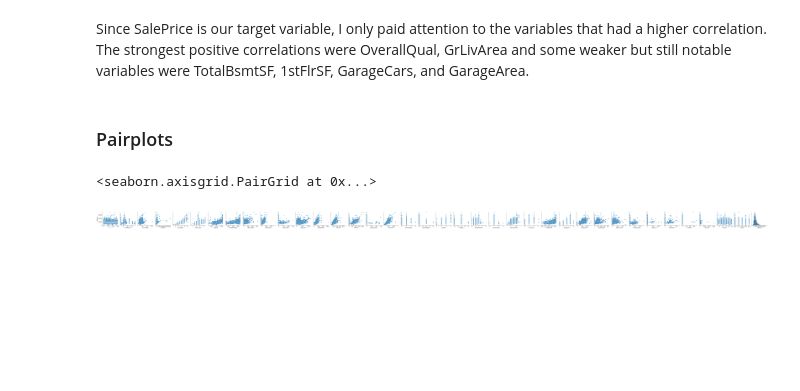
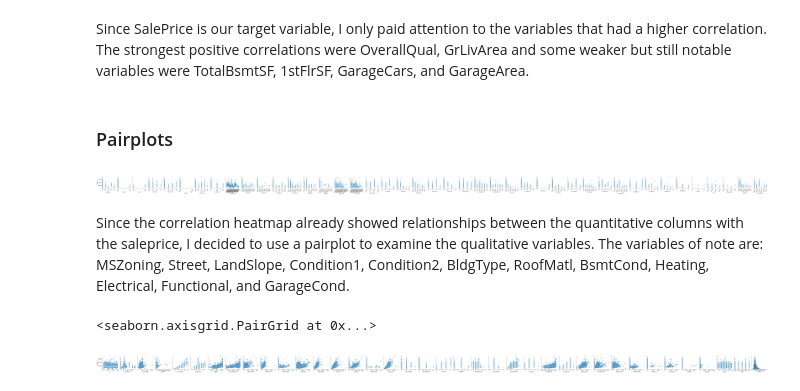
Before and after one commit to michaelchyan/MSDS422, a Jupyter notebook: Module_1_Housing_EDA.ipynb, the cells around one changed output. Drawn from its saved outputs; the diff is of its cells as text; code cells hidden in the pictures; blank space fills up the shorter version.

```diff
--- a/Module_1_Housing_EDA.ipynb
+++ b/Module_1_Housing_EDA.ipynb
@@ -105,4 +127,18 @@ Text(0.5, 1.0, 'Correlation Matrix')
 Since SalePrice is our target variable, I only paid attention to the variables that had a higher correlation. The strongest positive correlations were OverallQual, GrLivArea and some weaker but still notable variables were TotalBsmtSF, 1stFlrSF, GarageCars, and GarageArea.
 # %% [markdown]
 ### Pairplots
+# %%
+df2 = df.select_dtypes(include=['object'])
+cat_columns = df2.columns
+
+pp = sns.pairplot(data = df,
+             x_vars=cat_columns,
+             y_vars=['SalePrice'])
+
+for ax in pp.axes.flat:
+    ax.tick_params(axis='x', labelrotation=60)
+# %% [output]
+[figure, added]
+# %% [markdown]
+Since the correlation heatmap already showed relationships between the quantitative columns with the saleprice, I decided to use a pairplot to examine the qualitative variables. The variables of note are: MSZoning, Street, LandSlope, Condition1, Condition2, BldgType, RoofMatl, BsmtCond, Heating, Electrical, Functional, and GarageCond.
 # %%
```
Also changed, not shown: parts of 6 cells of this notebook.
